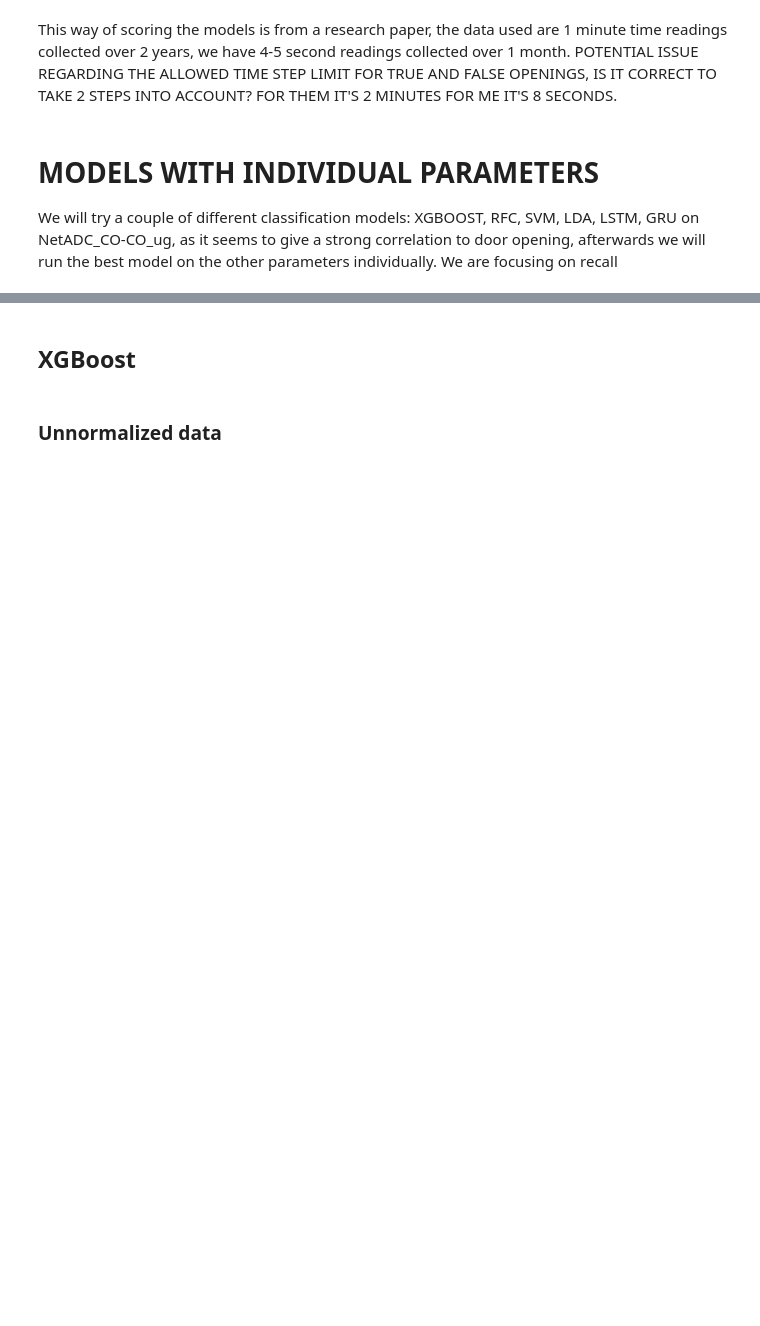
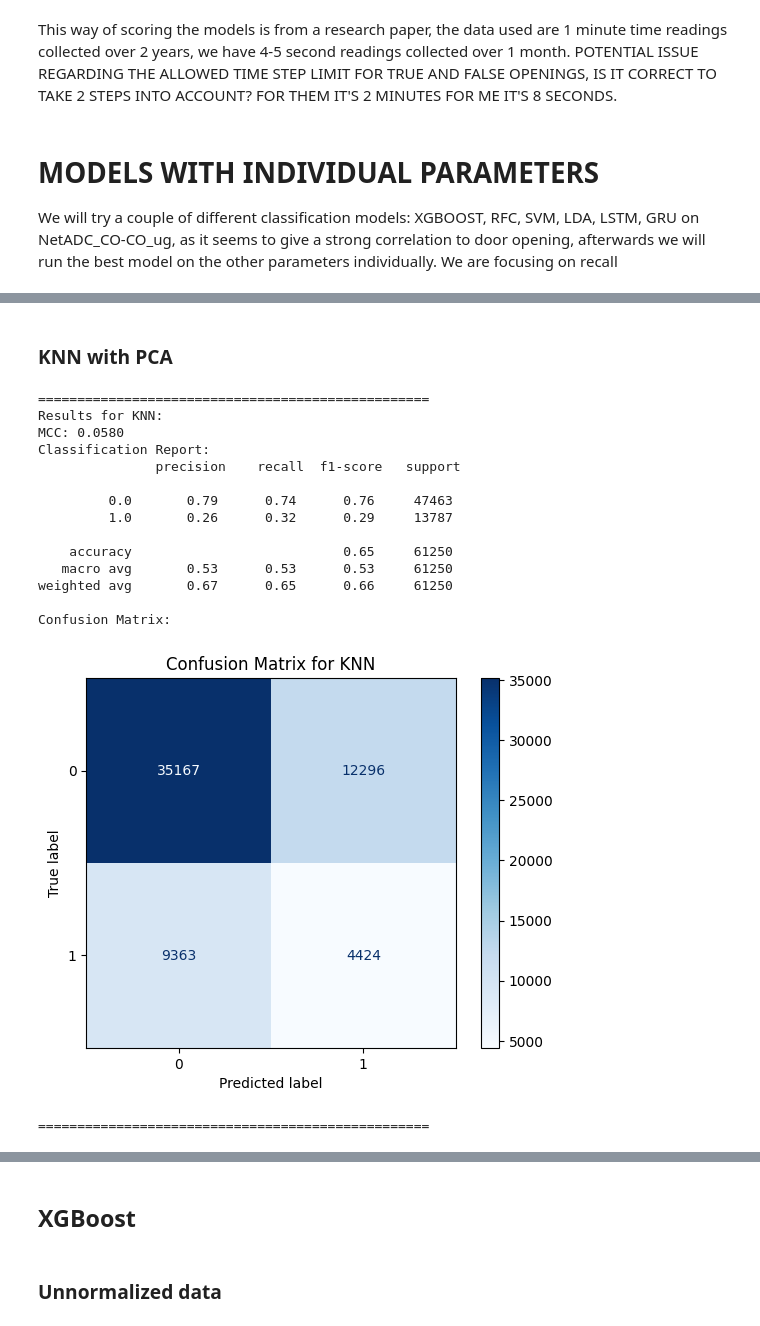
Before and after one commit to jurajtodic/AirQualityDetection, a Jupyter notebook: main.ipynb, the cells around one changed output, grey strips where cells are left out. Saved outputs shown, nothing was run; the diff lists cells and outputs as text; code cells hidden in the pictures; blank space fills up the shorter version.

```diff
--- a/main.ipynb
+++ b/main.ipynb
@@ -648,0 +669,28 @@ def evaluate_model(y_pred, y_test, name):
+# %% [markdown]
+### KNN with PCA
+# %%
+from sklearn.neighbors import KNeighborsClassifier
+
+y = sensor_df_normalized[['any_door_open']].values
+X_train, X_test, y_train, y_test = train_test_split(X_pca, y, test_size=0.2, shuffle=False)
+knn = KNeighborsClassifier(n_neighbors=2)
+knn.fit(X_train, y_train)
+y_pred = knn.predict(X_test)
+evaluate_model(y_pred, y_test, "KNN")
+# %% [output]
+==================================================
+Results for KNN:
+MCC: 0.0580
+Classification Report:
+               precision    recall  f1-score   support
+
+         0.0       0.79      0.74      0.76     47463
+         1.0       0.26      0.32      0.29     13787
+
+    accuracy                           0.65     61250
+   macro avg       0.53      0.53      0.53     61250
+weighted avg       0.67      0.65      0.66     61250
+
+Confusion Matrix:
+[figure, added]
+==================================================
```
Also changed, not shown: parts of 38 cells of this notebook, 3 other files.
